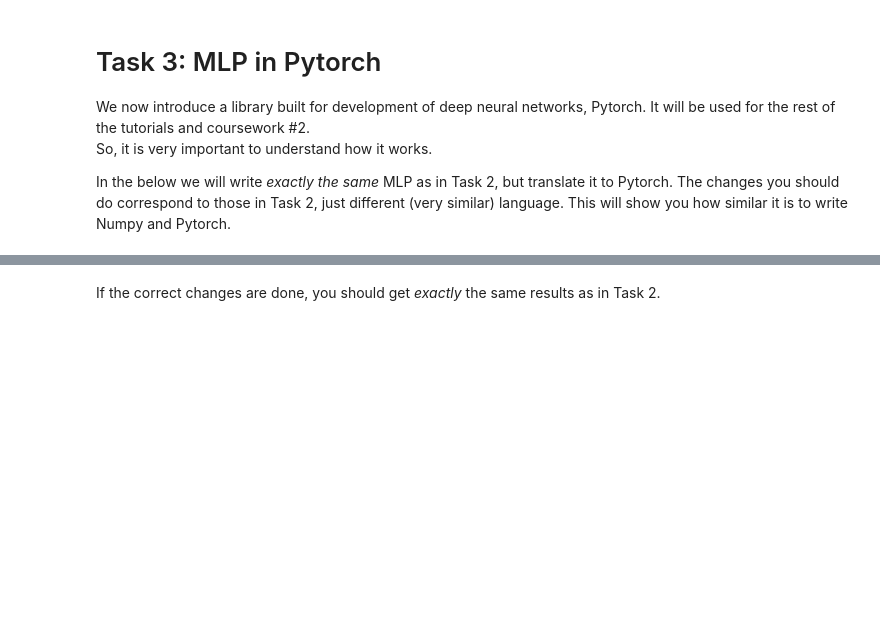
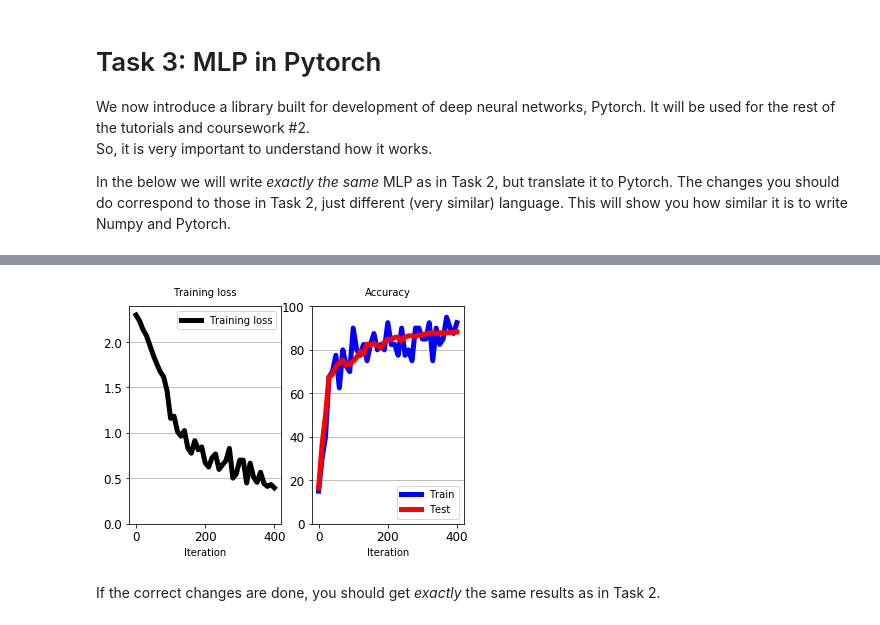
Before and after one commit to kentheo/mli-tutorials, a Jupyter notebook: MLI-Tutorial-3.ipynb, the cells around one changed output, grey strips where cells are left out. Drawn from its saved outputs; the diff is of its cells as text; code cells hidden in the pictures; blank space fills up the shorter version.

```diff
--- a/MLI-Tutorial-3.ipynb
+++ b/MLI-Tutorial-3.ipynb
@@ -397,8 +414,8 @@ class MLP_Torch():
 
         ######## TODO: Initialize parameters of the MLP by sampling them from N(0,0.01). ###########
         # For Pytorch, we first make a numpy array with the *initial* weights...
-        w1_init = rng.normal(loc=0.0, scale=0.01, size=(D_in+1, ?????)) # Similar to Task1
-        w2_init = rng.normal(loc=0.0, scale=0.01, size=(??????, ?????)) # Similar to Task1
+        w1_init = rng.normal(loc=0.0, scale=0.01, size=(D_in+1, D_hid)) # Similar to Task1
+        w2_init = rng.normal(loc=0.0, scale=0.01, size=(D_hid+1, D_out)) # Similar to Task1
         # ... and then we initialize with them the actual *tensor*. This one will change with training.
         w1 = torch.tensor(w1_init, dtype=torch.float)
         w2 = torch.tensor(w2_init, dtype=torch.float)
@@ -417,12 +434,12 @@ class MLP_Torch():
         ################ TODO: Fill the blanks (???) ##############################################
         # Build network of form: x -> fully connected -> relu -> fully connected -> softmax
         # Hidden layer
-        h1 = x.mm(?????)
-        h1_relu = ????.clamp(min=????) # Lec5, sl44.
+        h1 = x.mm(w1)
+        h1_relu = h1.clamp(min=0) # Lec5, sl44.
         # Fully-connected classifier (aka Densely connected classifier)
-        h1_ext = torch.cat((?????, unary_feature_for_bias), dim=????)
-        h2 = ????.????(w2)
-        ????? = h2
+        h1_ext = torch.cat((h1_relu, unary_feature_for_bias), dim=1)
+        h2 = h1_ext.mm(w2)
+        logits = h2
         ######################################################################################
 
         # Softmax activation function. See Lecture 5, slide 18.
@@ -460,12 +477,12 @@ class MLP_Torch():
 
         ##### TODO: Fill in the blanks (???) to complete the back-prop for the 2-layers MLP ###########
         # Compare with Numpy, it may help.
-        grad_w2 = h1_ext.t().mm(?????) # shape: [D_hid+1, D_out]
-        grad_h1_ext = grad_logits.mm(????.????()) # shape: [N, D_hid+1]. Compare with Numpy, it may help.
+        grad_w2 = h1_ext.t().mm(grad_logits) # shape: [D_hid+1, D_out]
+        grad_h1_ext = grad_logits.mm(w2.t()) # shape: [N, D_hid+1]. Compare with Numpy, it may help.
         grad_h1_relu = grad_h1_ext[:, :-1] # Drop the extra feature dimension for the bias [N, D_hid]
         grad_h1 = grad_h1_relu.clone()
-        grad_h1[????? < 0] = 0 # Derivatives of activation functions: Lec 5, slides 40+
-        grad_w1 = ????.t().mm(grad_h1)
+        grad_h1[h1 < 0] = 0 # Derivatives of activation functions: Lec 5, slides 40+
+        grad_w1 = x.t().mm(grad_h1)
         ################################################################################################
 
         # Elements of below list must be in same order as in self.params.
@@ -485,7 +502,7 @@ def cross_entropy_torch(y_pred, y_real, eps=1e-7):
     y_real = torch.tensor(y_real, dtype=torch.float) if type(y_real) is np.ndarray else y_real
 
     ######## TODO: (similar to numpy) Complete the calculation of cross-entropy for each sample ###########
-    x_entr_per_sample = - torch.????( ???? * torch.????( ???? + eps ), dim=1) # Lec.5, sl.19. Sum over classes, axis=1
+    x_entr_per_sample = - torch.sum( y_real * torch.log( y_pred + eps ), dim=1) # Lec.5, sl.19. Sum over classes, axis=1
     #######################################################################################################
 
     loss = torch.mean(x_entr_per_sample, dim=0) # Expectation of loss: Mean over samples (axis=0). Lec5,sl22.
@@ -500,7 +517,7 @@ def grad_descent_update_torch(params, grads, learning_rate):
     for i in range(len(params)):
         ############## TODO: Perform the updates of the parameters ###############################
         # Similar to Numpy, but for torch tensors you should use the param.data and grad.data for assignments.
-        params[i].data = ??????.data - ??????? * grads[i].data # Lec.5, slide 22
+        params[i].data = params[i].data - learning_rate * grads[i].data # Lec.5, slide 22
         ##########################################################################################
 
 # Create the network
@@ -519,3 +536,4 @@ gradient_descent(net,
                  learning_rate=1e-2,
                  total_iters=400,
                  iters_per_test=10)
+# %% [output]
@@ -522,3 +557,4 @@ gradient_descent(net,
+[figure, added]
 # %% [markdown]
 If the correct changes are done, you should get *exactly* the same results as in Task 2.
 # %% [markdown]
```
Also changed, not shown: parts of 5 cells of this notebook, 2 other files.
